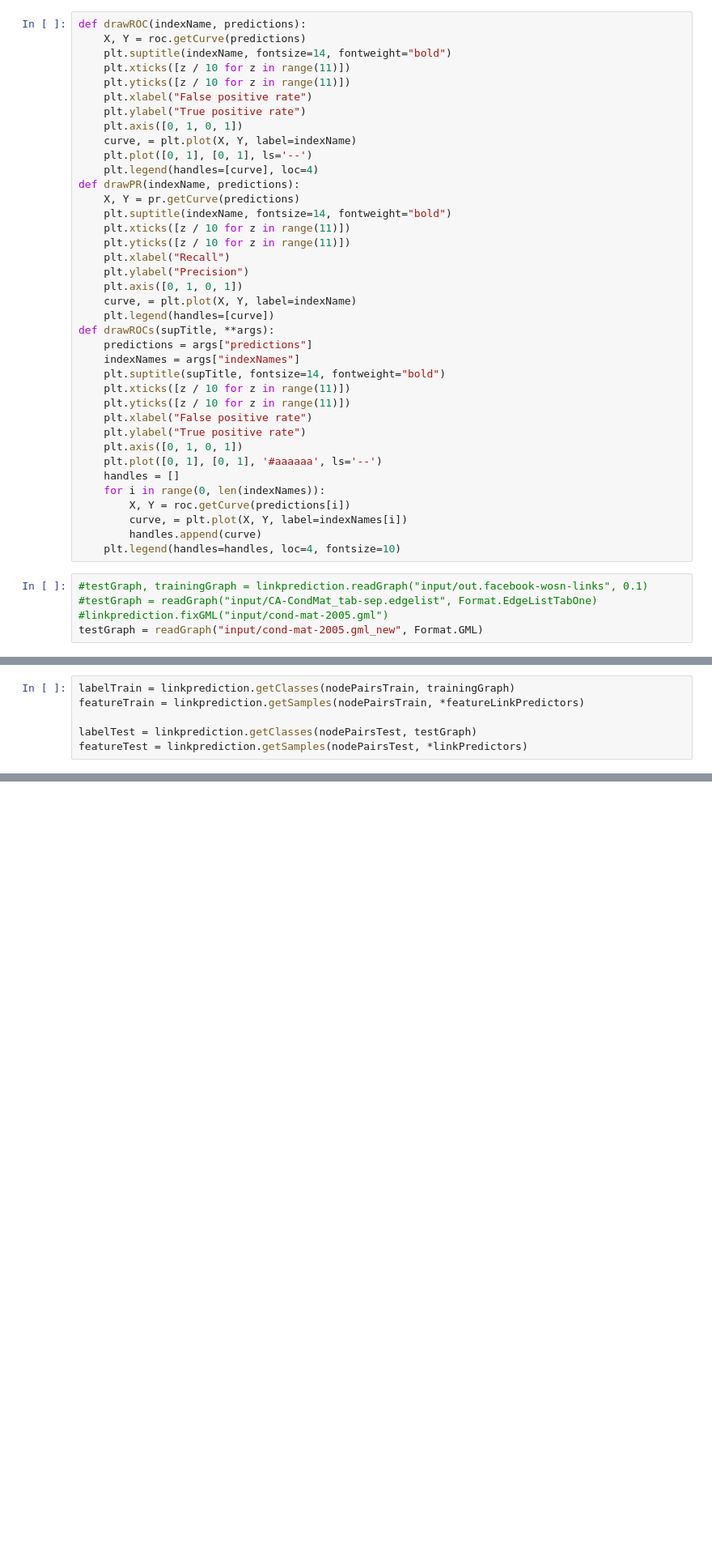
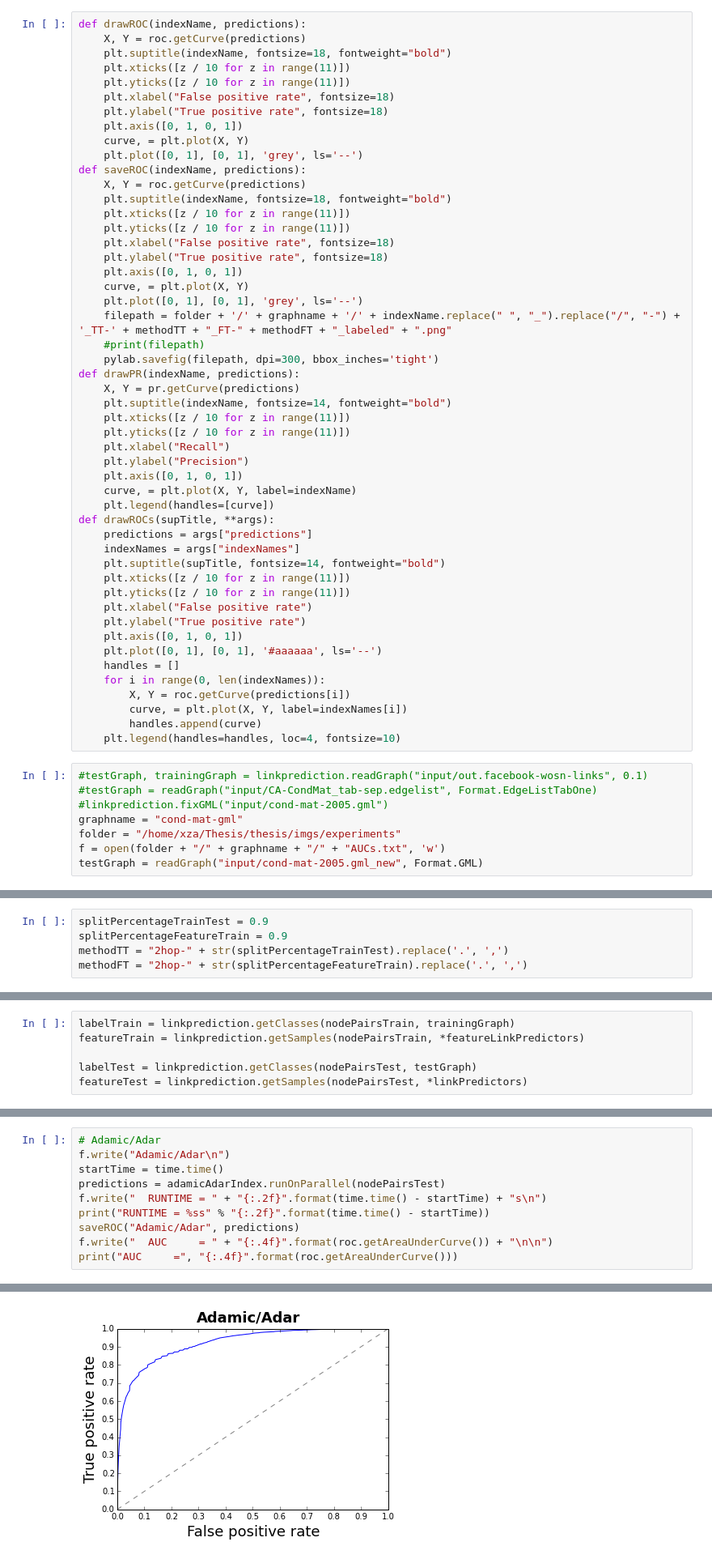
Before and after one commit to kit-parco/networkit-hyperbolic-kd, a Jupyter notebook: Doc/Notebooks/Supervised Learning - 2-hop missing links (TEST + TRAIN).ipynb, the cells around one changed output, grey strips where cells are left out. Shown at 81% size. Cells and saved outputs as stored; diff of their text form; blank space fills up the shorter version.

```diff
--- a/Doc/Notebooks/Supervised Learning - 2-hop missing links (TEST + TRAIN).ipynb
+++ b/Doc/Notebooks/Supervised Learning - 2-hop missing links (TEST + TRAIN).ipynb
@@ -17,15 +15,27 @@ cd ~/Thesis/NetworKit-Esders
 # %%
 def drawROC(indexName, predictions):
     X, Y = roc.getCurve(predictions)
-    plt.suptitle(indexName, fontsize=14, fontweight="bold")
+    plt.suptitle(indexName, fontsize=18, fontweight="bold")
     plt.xticks([z / 10 for z in range(11)])
     plt.yticks([z / 10 for z in range(11)])
-    plt.xlabel("False positive rate")
-    plt.ylabel("True positive rate")
+    plt.xlabel("False positive rate", fontsize=18)
+    plt.ylabel("True positive rate", fontsize=18)
     plt.axis([0, 1, 0, 1])
-    curve, = plt.plot(X, Y, label=indexName)
-    plt.plot([0, 1], [0, 1], ls='--')
-    plt.legend(handles=[curve], loc=4)
+    curve, = plt.plot(X, Y)
+    plt.plot([0, 1], [0, 1], 'grey', ls='--')
+def saveROC(indexName, predictions):
+    X, Y = roc.getCurve(predictions)
+    plt.suptitle(indexName, fontsize=18, fontweight="bold")
+    plt.xticks([z / 10 for z in range(11)])
+    plt.yticks([z / 10 for z in range(11)])
+    plt.xlabel("False positive rate", fontsize=18)
+    plt.ylabel("True positive rate", fontsize=18)
+    plt.axis([0, 1, 0, 1])
+    curve, = plt.plot(X, Y)
+    plt.plot([0, 1], [0, 1], 'grey', ls='--')
+    filepath = folder + '/' + graphname + '/' + indexName.replace(" ", "_").replace("/", "-") + '_TT-' + methodTT + "_FT-" + methodFT + "_labeled" + ".png"
+    #print(filepath)
+    pylab.savefig(filepath, dpi=300, bbox_inches='tight')
 def drawPR(indexName, predictions):
     X, Y = pr.getCurve(predictions)
     plt.suptitle(indexName, fontsize=14, fontweight="bold")
@@ -56,6 +66,9 @@ def drawROCs(supTitle, **args):
 #testGraph, trainingGraph = linkprediction.readGraph("input/out.facebook-wosn-links", 0.1)
 #testGraph = readGraph("input/CA-CondMat_tab-sep.edgelist", Format.EdgeListTabOne)
 #linkprediction.fixGML("input/cond-mat-2005.gml")
+graphname = "cond-mat-gml"
+folder = "/home/xza/Thesis/thesis/imgs/experiments"
+f = open(folder + "/" + graphname + "/" + "AUCs.txt", 'w')
 testGraph = readGraph("input/cond-mat-2005.gml_new", Format.GML)
 # %%
 testGraph.numberOfEdges()
@@ -64,6 +77,11 @@ testGraph.numberOfEdges()
 # %%
 roc = linkprediction.ROCMetric(testGraph)
 pr = linkprediction.PrecisionRecallMetric(testGraph)
+# %%
+splitPercentageTrainTest = 0.9
+splitPercentageFeatureTrain = 0.9
+methodTT = "2hop-" + str(splitPercentageTrainTest).replace('.', ',')
+methodFT = "2hop-" + str(splitPercentageFeatureTrain).replace('.', ',')
 # %% [markdown]
 Wir wählen jetzt x% der Kanten als Trainings-Set.
 # %%
@@ -165,0 +236,11 @@ roc.getAreaUnderCurve()
+# %%
+# Adamic/Adar
+f.write("Adamic/Adar\n")
+startTime = time.time()
+predictions = adamicAdarIndex.runOnParallel(nodePairsTest)
+f.write("  RUNTIME = " + "{:.2f}".format(time.time() - startTime) + "s\n")
+print("RUNTIME = %ss" % "{:.2f}".format(time.time() - startTime))
+saveROC("Adamic/Adar", predictions)
+f.write("  AUC     = " + "{:.4f}".format(roc.getAreaUnderCurve()) + "\n\n")
+print("AUC     =", "{:.4f}".format(roc.getAreaUnderCurve()))
+# %% [output]
@@ -165,0 +249 @@ roc.getAreaUnderCurve()
+[figure, added]
```
Also changed, not shown: parts of 27 cells of this notebook, 13 other files.
